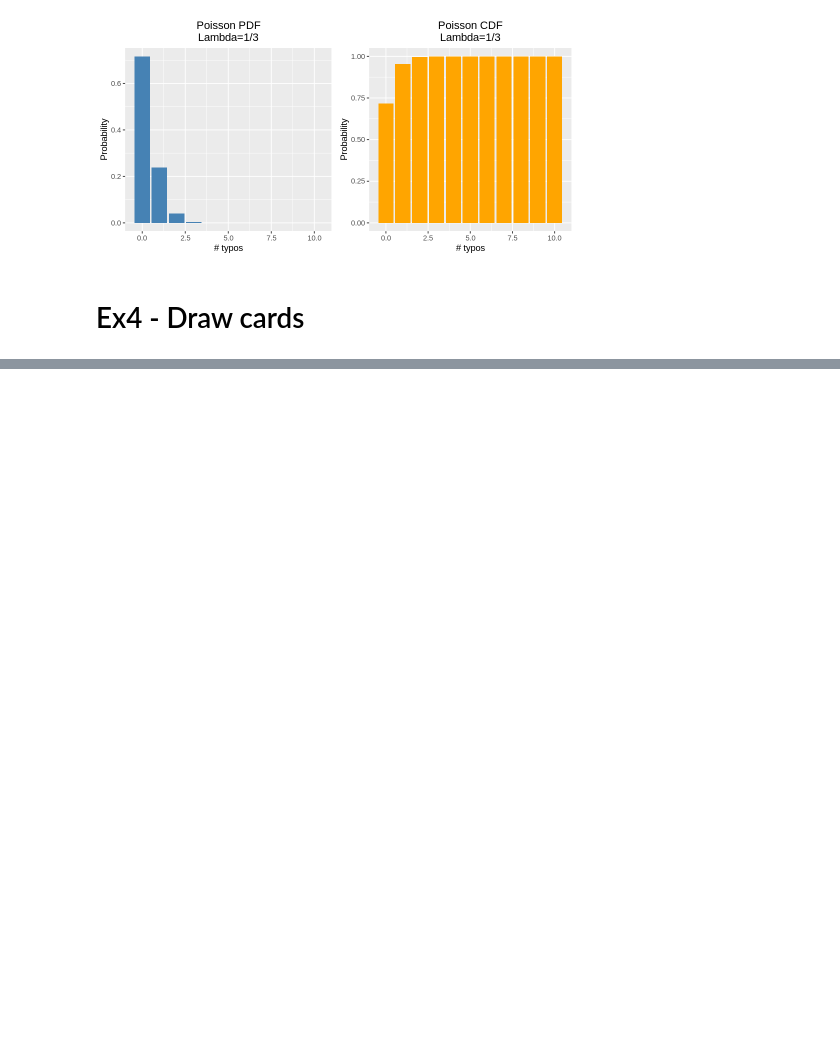
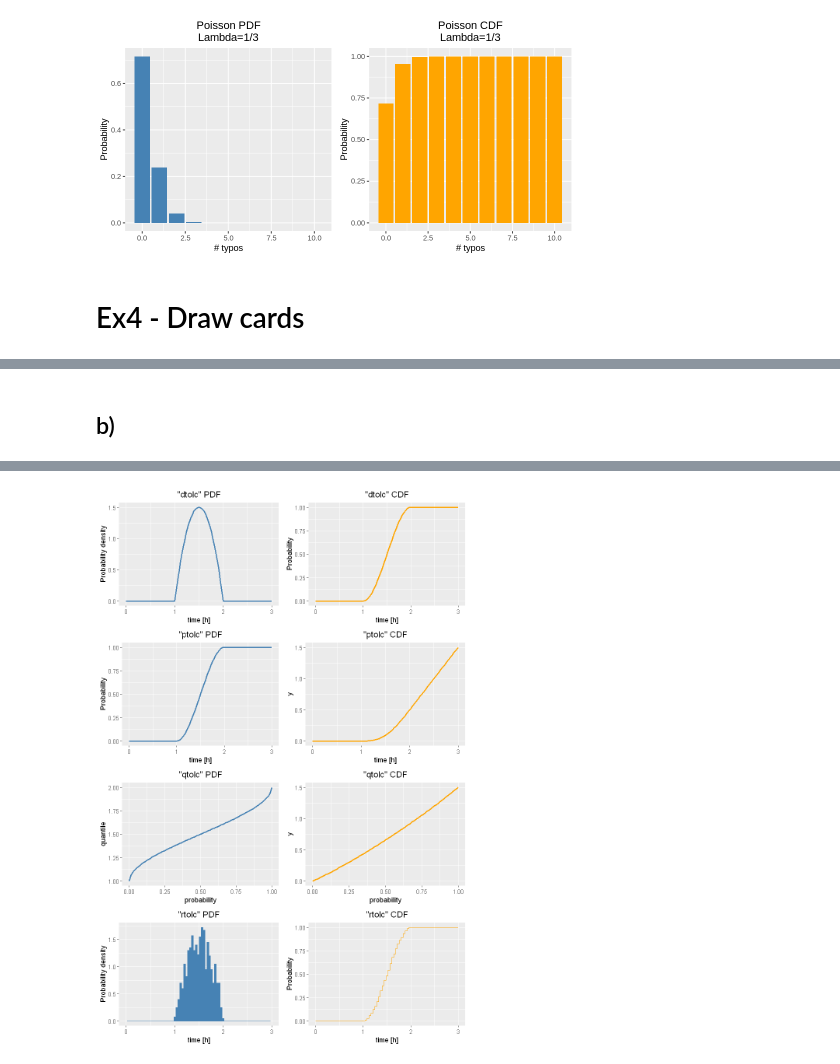
Before and after one commit to c0pp1/AS4PA-Rlab, a Jupyter notebook: rlab02/rlab02.ipynb, the cells around one changed output, grey strips where cells are left out. Cells and saved outputs as stored; diff of their text form; code cells hidden in the pictures; blank space fills up the shorter version.

```diff
--- a/rlab02/rlab02.ipynb
+++ b/rlab02/rlab02.ipynb
@@ -110,0 +143,79 @@ Prob. of at least 10 drawns to get one ace:
+# %% [markdown]
+## b)
+# %%
+# define the set of functions
+dtolc <- tolc(c=c_th)
+ptolc <- function(q, lower.tail=TRUE) sapply(q, function(q, lower.tail) {
+            if(q<=1) return (ifelse(lower.tail, 0, 1))
+            else if(q>=2) return (ifelse(lower.tail, 1, 0))
+            else {
+               result <- -1/3*q^3 +3/2*q^2 -2*q
+               return (c_th*ifelse(lower.tail, 5/6 + result, -2/3 -result))
+            }
+         }, lower.tail)
+qtolc <- function(p) sapply(p, function(y) uniroot(function(x, y) ptolc(x)-y, interval=c(1, 2.0), y)$root)
+rtolc <- function(n) qtolc(p=runif(n))
+# %%
+# set random seed for reproducibility
+set.seed(1234)
+
+options(repr.plot.width=8, repr.plot.height=12)
+
+# plots for dtolc
+x    <- seq(0,3,length.out=100)
+df_p <- data.frame(x=x, y=dtolc(x))
+df_c <- data.frame(x=x, y=sapply(x, function(x) integrate(dtolc, lower=min(0, x), upper=x)$value))
+
+p1 <- ggplot(df_p, aes(x=x, y=y)) +
+      geom_line(color='steelblue', size=1) +
+      labs(title='"dtolc" PDF', x='time [h]', y='Probability density') +
+      theme(plot.title=element_text(hjust=0.5))
+p2 <- ggplot(df_c, aes(x=x, y=y)) +
+      geom_line(color='orange', size=1) +
+      labs(title='"dtolc" CDF', x='time [h]', y='Probability') +
+      theme(plot.title=element_text(hjust=0.5))
+
+# plots for ptolc
+df_p <- data.frame(x=x, y=ptolc(x))
+df_c <- data.frame(x=x, y=sapply(x, function(x) integrate(ptolc, lower=min(0, x), upper=x)$value))
+
+p3 <- ggplot(df_p, aes(x=x, y=y)) +
+      geom_line(color='steelblue', size=1) +
+      labs(title='"ptolc" PDF', x='time [h]', y='Probability') +
+      theme(plot.title=element_text(hjust=0.5))
+p4 <- ggplot(df_c, aes(x=x, y=y)) +
+      geom_line(color='orange', size=1) +
+      labs(title='"ptolc" CDF', x='time [h]', y='y') +
+      theme(plot.title=element_text(hjust=0.5))
+
+# plots for qtolc
+x    <- seq(0, 1, length.out=100)
+df_p <- data.frame(x=x, y=qtolc(x))
+df_c <- data.frame(x=x, y=sapply(x, function(x) integrate(qtolc, lower=min(0, x), upper=x)$value))
+
+p5 <- ggplot(df_p, aes(x=x, y=y)) +
+      geom_line(color='steelblue', size=1) +
+      labs(title='"qtolc" PDF', x='probability', y='quantile') +
+      theme(plot.title=element_text(hjust=0.5))
+p6 <- ggplot(df_c, aes(x=x, y=y)) +
+      geom_line(color='orange', size=1) +
+      labs(title='"qtolc" CDF', x='probability', y='y') +
+      theme(plot.title=element_text(hjust=0.5))
+
+# plots for rtolc
+df_p <- data.frame(x=rtolc(1000))
+binwidth=0.04
+
+p7 <- ggplot(df_p, aes(x=x, y=after_stat(density))) +
+      geom_histogram(color='steelblue', fill='steelblue', binwidth=binwidth) +
+      labs(title='"rtolc" PDF', x='time [h]', y='Probability density') +
+      theme(plot.title=element_text(hjust=0.5)) +
+      xlim(0, 3)
+
+p8 <- ggplot(ggplot_build(p7)$data[[1]], aes(x=x, y=cumsum(density)*binwidth)) +
+      geom_step(color='orange') +
+      labs(title='"rtolc" CDF', x='time [h]', y='Probability') +
+      theme(plot.title=element_text(hjust=0.5))
+
+grid.arrange(p1, p2, p3, p4, p5, p6, p7, p8, ncol=2)
+# %% [output]
@@ -110,0 +224 @@ Prob. of at least 10 drawns to get one ace:
+[figure, added]
```
Also changed, not shown: parts of 18 cells of this notebook.
